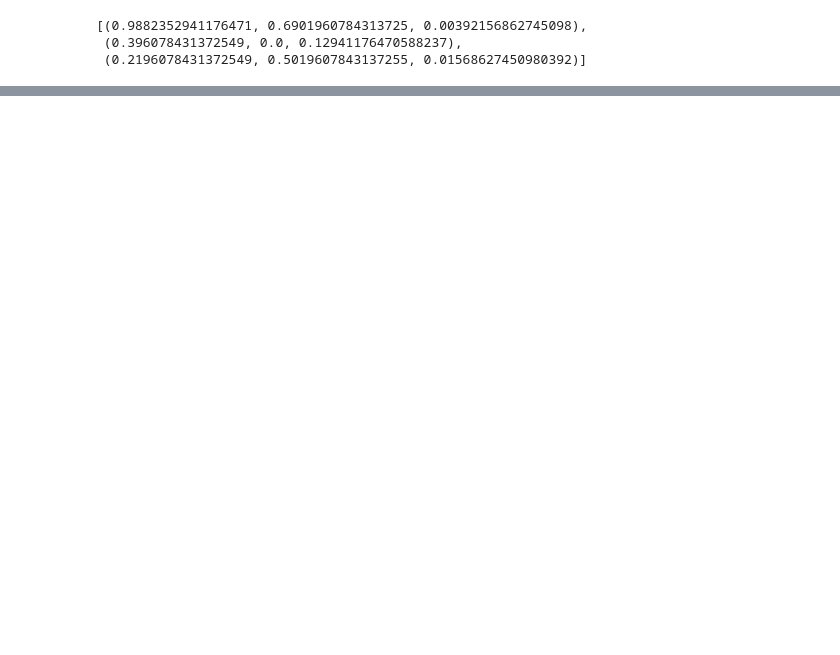
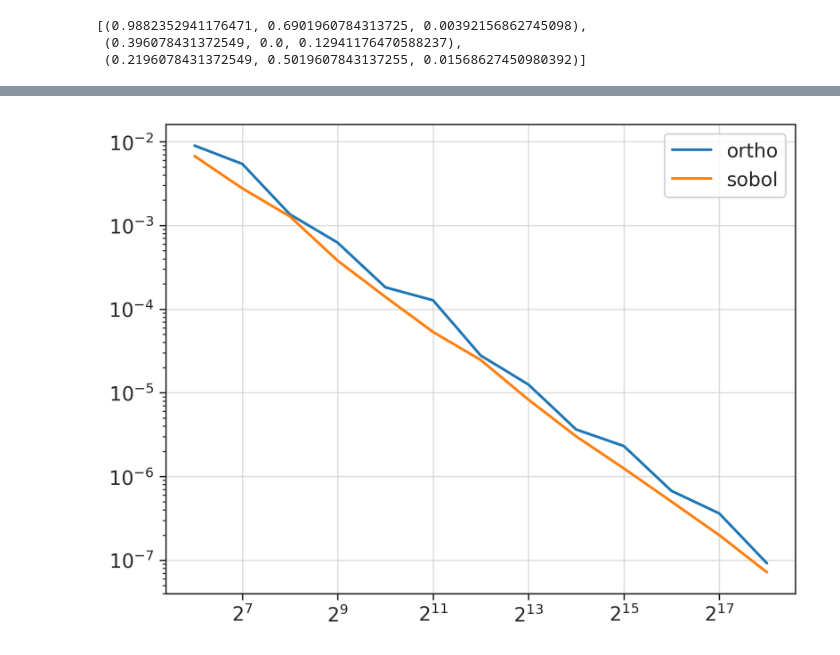
Before and after one commit to loonatick-src/stochastic-sim-1, a Jupyter notebook: Submission.ipynb, the cells around one changed output, grey strips where cells are left out. Cells and saved outputs as stored; diff of their text form; code cells hidden in the pictures; blank space fills up the shorter version.

```diff
--- a/Submission.ipynb
+++ b/Submission.ipynb
@@ -997,0 +1092,45 @@ sns.xkcd_palette(['yellow orange', 'maroon', 'dark grass green'])
+# %%
+np.random.seed(133524)
+s_values = np.array([np.power(2, i) for i in range(6,19)])  # includes non-squares
+i = 1000
+re_low, re_high = -2, 1
+im_low, im_high = 0, 1.5
+number_of_batches = 200
+mean_areas = np.empty((2, len(s_values)))
+sample_variances = np.empty((2, len(s_values)))
+npz_filename = "ortho_sobol_mc_sobol_optimum.npz"
+if not exists(npz_filename):
+    for k,s in enumerate(s_values):
+        areas_batch = np.empty((2,number_of_batches))
+        for l in range(number_of_batches):
+            samples_ortho = create_batch_orthogonal(s, re_low, re_high, im_low, im_high, np.random.randint(2**31))
+            samples_sobol = create_batch_sobol(s, re_low, re_high, im_low, im_high, np.random.randint(2**31))
+            iter_counts_ortho = mandelbrot_mc_default(i, samples_ortho)
+            iter_counts_sobol = mandelbrot_mc_default(i, samples_sobol)
+            area_ortho = area_from_iter_counts(re_low, re_high, im_low, im_high, iter_counts_ortho, i)
+            area_sobol = area_from_iter_counts(re_low, re_high, im_low, im_high, iter_counts_sobol, i)
+            areas_batch[0][l] = area_ortho
+            areas_batch[1][l] = area_sobol
+        μo, σsqo = sample_mean_variance(areas_batch[0])
+        μs, σsqs = sample_mean_variance(areas_batch[1])
+        mean_areas[0][k] = μo
+        sample_variances[0][k] = σsqo
+        mean_areas[1][k] = μs
+        sample_variances[1][k] = σsqs
+    np.savez(npz_filename, mean_areas, sample_variances)
+else:
+    save_data = np.load(npz_filename)
+    mean_areas = save_data['arr_0']
+    sample_variances = save_data['arr_1']
+# %%
+plt.plot(s_values, sample_variances[0], label = "ortho")
+plt.plot(s_values, sample_variances[1], label = "sobol")
+plt.grid(alpha = 0.6)
+plt.ylabel("Sample Variance ($N = 200)")
+plt.xlabel("$s$")
+plt.xscale("log", base = 2)
+plt.yscale("log")
+plt.legend()
+plt.show()
+# %% [output]
+[figure, added]
```
Also changed, not shown: parts of 30 cells of this notebook, 13 other files.
